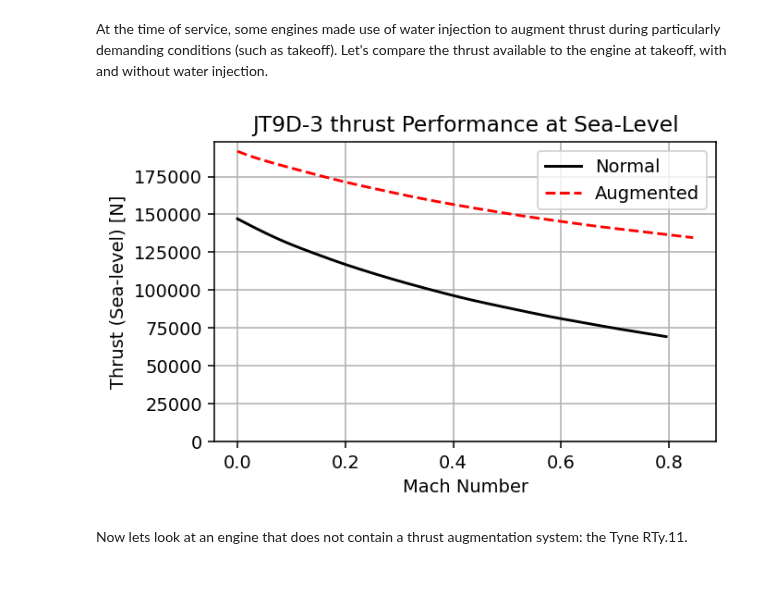
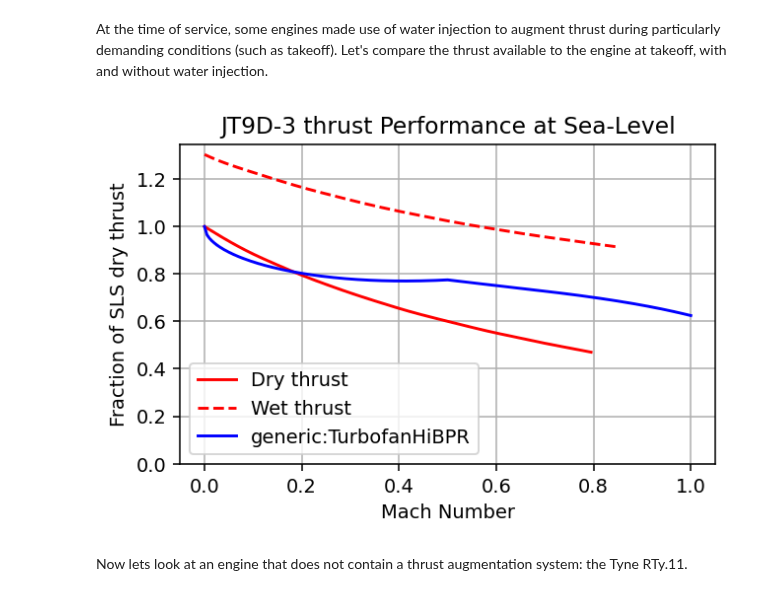
Before and after one commit to yaseen157/ADRpy, a Jupyter notebook: docs/ADRpy/notebooks/ADRpy models - Engine Decks.ipynb, the cells around one changed output. Cells and saved outputs as stored; diff of their text form; code cells hidden in the pictures.

```diff
--- a/docs/ADRpy/notebooks/ADRpy models - Engine Decks.ipynb
+++ b/docs/ADRpy/notebooks/ADRpy models - Engine Decks.ipynb
@@ -98,23 +169,24 @@ At sea-level/M=0.4, the JT9D-3 produces 65% of its sea-level static thrust.
 At the time of service, some engines made use of water injection to augment thrust during particularly demanding conditions (such as takeoff).
 Let's compare the thrust available to the engine at takeoff, with and without water injection.
 # %%
-thrust_standard = deck.thrust(mach=machs, altitude=0)
-thrust_slto = deck.thrust_slto(mach=machs)
+thrust_standard = deck.thrust(mach=machs, altitude=0, norm=True)
+thrust_slto = deck.thrust_slto(mach=machs, norm=True)
 
 fig, ax = plt.subplots(dpi=140, figsize=(5, 3))
 
-ax.plot(machs, thrust_standard, label="Normal", c="k")
-ax.plot(machs, thrust_slto, label="Augmented", c="r", ls="--")
+ax.plot(machs, thrust_standard, label="Dry thrust", c="r")
+ax.plot(machs, thrust_slto, label="Wet thrust", c="r", ls="--")
+ax.plot(machs, TurbofanHiBPR.thrust_slto(mach=machs), label=f"{TurbofanHiBPR.name}", c="b")
 
 ax.set_title(f"{deck.name} thrust Performance at Sea-Level")
 ax.set_xlabel("Mach Number")
-ax.set_ylabel("Thrust (Sea-level) [N]")
+ax.set_ylabel("Fraction of SLS dry thrust")
 ax.set_ylim(0, None)
 ax.legend()
 ax.grid()
 plt.show()
 # %% [output]
-[figure, old version]
+[figure, new version]
 # %% [markdown]
 Now lets look at an engine that does not contain a thrust augmentation system: the Tyne RTy.11.
 # %%
```
Also changed, not shown: parts of 13 cells of this notebook, 3 other files.
